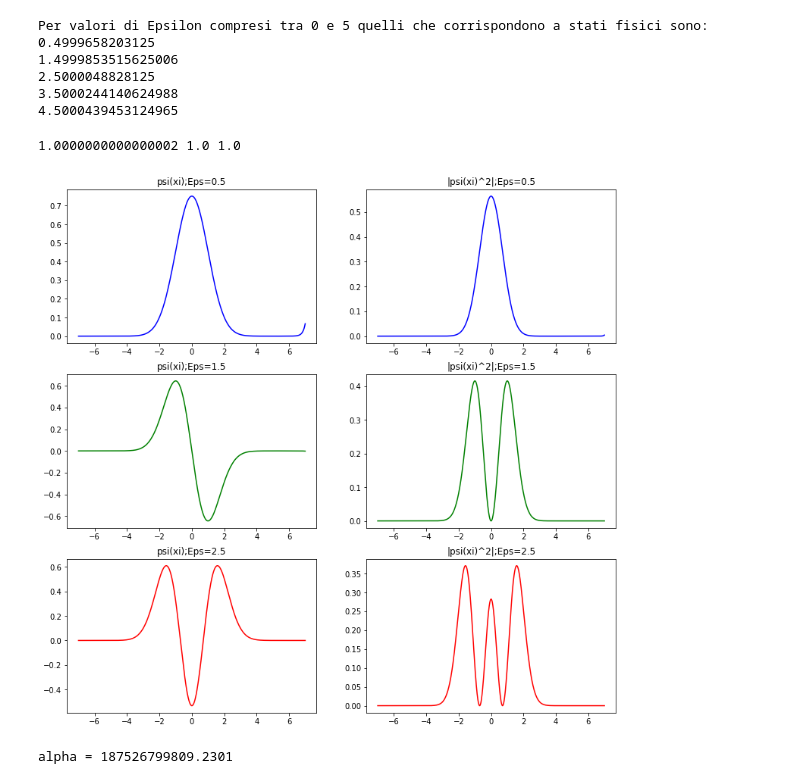
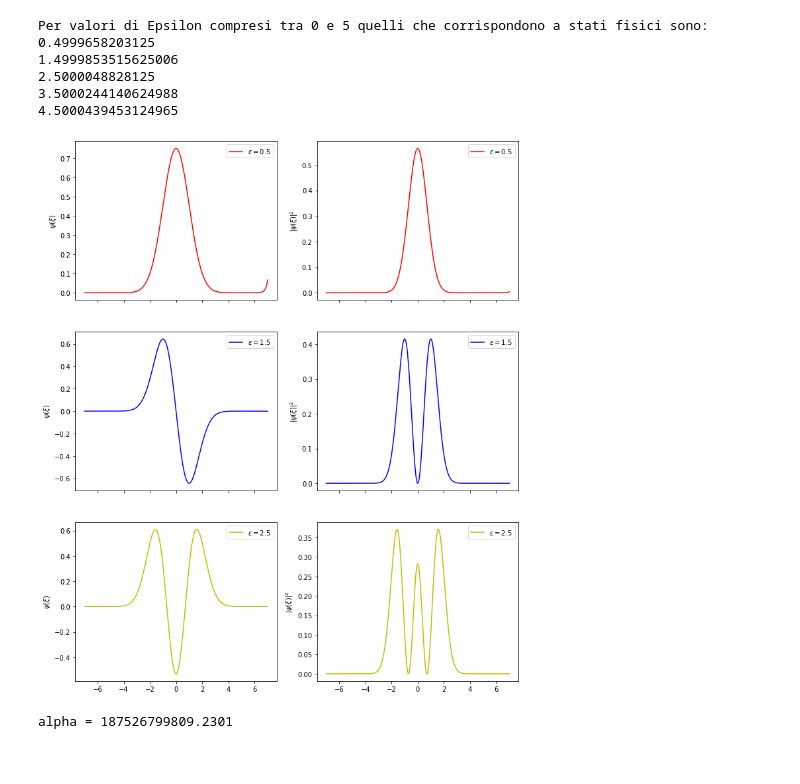
Before and after one commit to francescopolleri/MCS, a Jupyter notebook: Compito4/compito4.ipynb, the cells around one changed output. Cells and saved outputs as stored; diff of their text form; code cells hidden in the pictures.

```diff
--- a/Compito4/compito4.ipynb
+++ b/Compito4/compito4.ipynb
@@ -76,11 +76,7 @@ while (energy<Emax):
     energy+=delta_e
 
 print('Per valori di Epsilon compresi tra 0 e 5 quelli che corrispondono a stati fisici sono:')
-print(Epsilon[0])
-print(Epsilon[1])
-print(Epsilon[2])
-print(Epsilon[3])
-print(Epsilon[4])
+for i in range(len(Epsilon)): print(f'{Epsilon[i]}')
 # %% [output]
 [figure]
 [figure]
@@ -94,49 +90,23 @@ Per valori di Epsilon compresi tra 0 e 5 quelli che corrispondono a stati fisici
 3.5000244140624988
 4.5000439453124965
 # %%
-epsilon=[0.5,1.5,2.5]
+Epsilon=[0.5,1.5,2.5]
+Color=['r','b','y']
 
-f0=numerov(0,n-1,epsilon[0])
-f1=numerov(0,n-1,epsilon[1])
-f2=numerov(0,n-1,epsilon[2])
+fig, ax = plt.subplots(len(Epsilon),2, sharex='col',figsize=(12,5*len(Epsilon)))
+for i in range(len(Epsilon)):
+    psi = numerov(0,n-1,Epsilon[i])
+    psi2 = np.abs(psi)**2
+    I = trapz(psi2,xi)
+    psi = psi/np.sqrt(I)
+    psi2 = psi2/I
 
-g0=abs(f0)**2
-g1=abs(f1)**2
-g2=abs(f2)**2
-
-I0=trapz(abs(f0)**2,xi)
-I1=trapz(abs(f1)**2,xi)
-I2=trapz(abs(f2)**2,xi)
-
-f0N=f0/math.sqrt(I0)
-f1N=f1/math.sqrt(I1)
-f2N=f2/math.sqrt(I2)
-
-g0N=g0/I0
-g1N=g1/I1
-g2N=g2/I2
-
-fig,((ax0,ax1),(ax2,ax3),(ax4,ax5))=plt.subplots(3,2)
-plt.subplots_adjust(bottom=0.1, right=1.8, top=2.5)
-ax0.plot(xi,f0N,color='b')
-ax0.set_title('psi(xi);Eps=0.5')
-ax1.plot(xi,g0N,color='b')
-ax1.set_title('|psi(xi)^2|;Eps=0.5')
-ax2.plot(xi,f1N,color='g')
-ax2.set_title('psi(xi);Eps=1.5')
-ax3.plot(xi,g1N,color='g')
-ax3.set_title('|psi(xi)^2|;Eps=1.5')
-ax4.plot(xi,f2N,color='r')
-ax4.set_title('psi(xi);Eps=2.5')
-ax5.plot(xi,g2N,color='r')
-ax5.set_title('|psi(xi)^2|;Eps=2.5')
-
-H0=trapz(g0N,xi)
-H1=trapz(g1N,xi)
-H2=trapz(g2N,xi)
-
-print(H0,H1,H2)
+    ax[i, 0].plot(xi, psi,color=Color[i],label=f'$\\varepsilon = {Epsilon[i]}$')
+    ax[i,0].set_ylabel('$\\psi(\\xi)$')
+    ax[i,0].legend()
+    ax[i,1].plot(xi,psi2,color=Color[i],label=f'$\\varepsilon = {Epsilon[i]}$')
+    ax[i,1].set_ylabel('$|\\psi(\\xi)|^2$')
+    ax[i,1].legend()
 # %% [output]
-1.0000000000000002 1.0 1.0
-[figure, old version]
+[figure, new version]
 # %%
```
Also changed, not shown: parts of 1 cell of this notebook.
